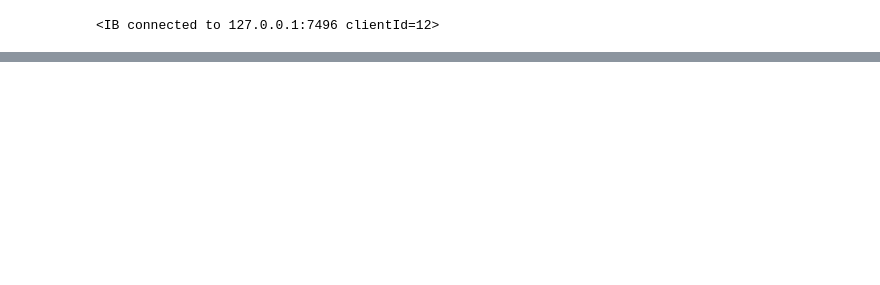
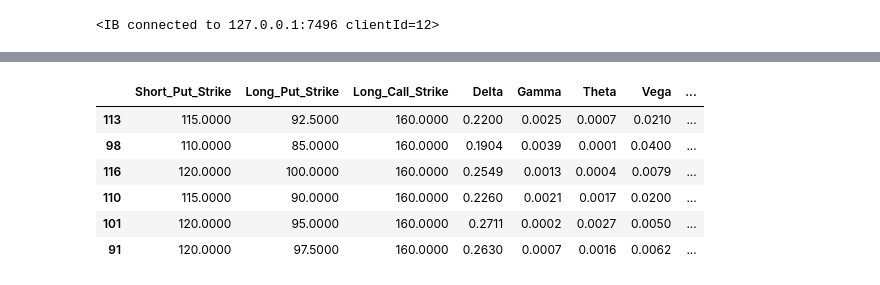
Before and after one commit to auto-d1dact/Trading, a Jupyter notebook: TWS API/TWS MR Long Carry Long Convexity.ipynb, the cells around one changed output, grey strips where cells are left out. Cells and saved outputs as stored; diff of their text form; code cells hidden in the pictures; blank space fills up the shorter version.

```diff
--- a/TWS API/TWS MR Long Carry Long Convexity.ipynb
+++ b/TWS API/TWS MR Long Carry Long Convexity.ipynb
@@ -497,2 +496,13 @@ potential_downs
+# %%
+potential_ups[(potential_ups.Long_Call_Strike < 165) &
+              (potential_ups.MaxLoss > -2500)]
+# %% [output]
+|  | Short_Put_Strike | Long_Put_Strike | Long_Call_Strike | Delta | Gamma | Theta | Vega | ... |
+| 113 | 115.0000 | 92.5000 | 160.0000 | 0.2200 | 0.0025 | 0.0007 | 0.0210 | ... |
+| 98 | 110.0000 | 85.0000 | 160.0000 | 0.1904 | 0.0039 | 0.0001 | 0.0400 | ... |
+| 116 | 120.0000 | 100.0000 | 160.0000 | 0.2549 | 0.0013 | 0.0004 | 0.0079 | ... |
+| 110 | 115.0000 | 90.0000 | 160.0000 | 0.2260 | 0.0021 | 0.0017 | 0.0200 | ... |
+| 101 | 120.0000 | 95.0000 | 160.0000 | 0.2711 | 0.0002 | 0.0027 | 0.0050 | ... |
+| 91 | 120.0000 | 97.5000 | 160.0000 | 0.2630 | 0.0007 | 0.0016 | 0.0062 | ... |
 # %%
 ib.disconnect()
```
Also changed, not shown: parts of 4 cells of this notebook, 15 other files.
